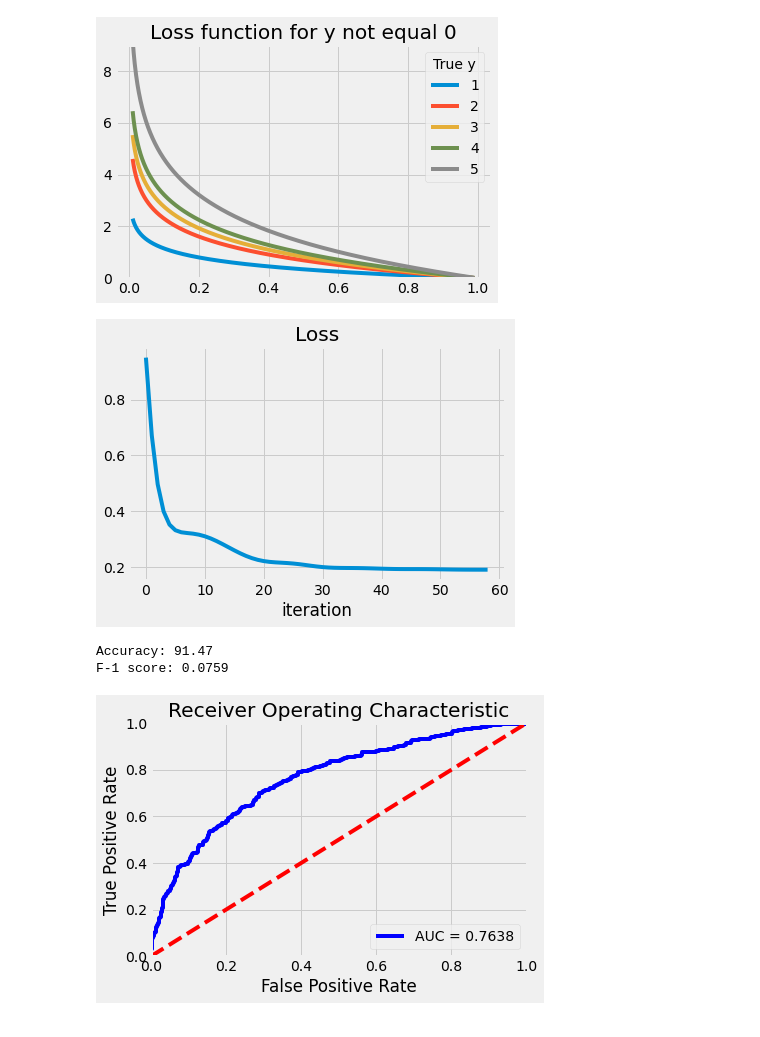
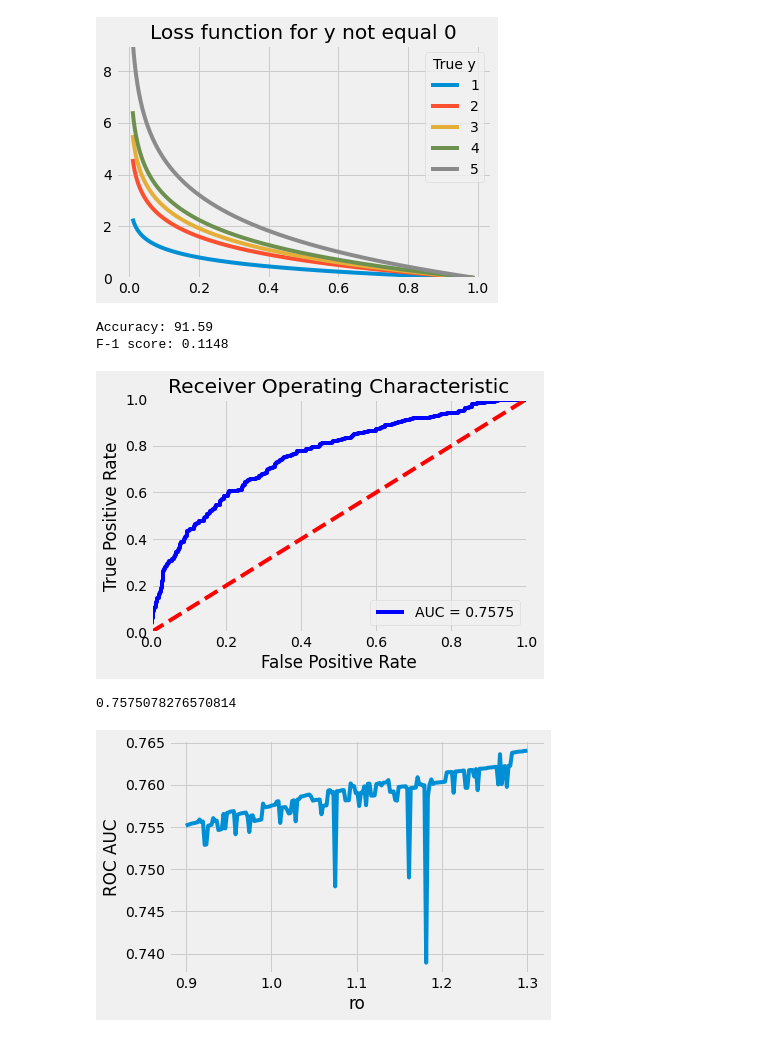
Before and after one commit to kaletap/fact-checking, a Jupyter notebook: custom_loss_evaluation.ipynb, the cells around one changed output. Cells and saved outputs as stored; diff of their text form; code cells hidden in the pictures.

Commit message:
In depth evaluation and hyperparameter search for loss weights.

```diff
--- a/custom_loss_evaluation.ipynb
+++ b/custom_loss_evaluation.ipynb
@@ -23,13 +24,16 @@ from models import WeightedLogisticRegression
 
 RANDOM_SEED = 42
 np.random.seed(RANDOM_SEED)
+# %%
+def label_from_multi(y_multi):
+    return torch.tensor([1 if y == 0 else 0 for y in y_multi]).float()
 # %%
 data = pd.read_csv("data/train.tsv", sep="\t")
+x_all, y_all_multi = data.drop("label", axis=1), get_multi_label(data)
 x_train, x_test, y_train_multi, y_test_multi = train_test_split(data.drop("label", axis=1), get_multi_label(data), random_state=RANDOM_SEED)
-y_train = torch.tensor([1 if y == 0 else 0 for y in y_train_multi]).float()
-y_test = torch.tensor(np.array([1 if y == 0 else 0 for y in y_test_multi])).float()
-
-from scipy.sparse.csr import csr_matrix
+y_train = label_from_multi(y_train_multi)
+y_test = label_from_multi(y_test_multi)
+y_all = label_from_multi(y_all_multi)
 # %%
 y_pred = np.linspace(0.01, 0.99, 1000)
 loss_0 = -np.log(1 - y_pred)
@@ -58,34 +62,34 @@ plt.legend(title="True y");
 # %%
 impute_vectorize = Pipeline([
     ("imputer", Imputer), ("vectorizer", Vectorizer)
 ])
 
 split_vectorize = Pipeline([
     ("splitter", Splitter), ("vectorizer", Vectorizer)
 ])
 
 column_transformer = ColumnTransformer([
        ("statement_vectorizer", Vectorizer ,"statement"),
         ("subject_vectorizer", split_vectorize, "subject"),
         ("job", impute_vectorize, "speaker_job"),
         ("state", impute_vectorize, "state"),
         ("party", impute_vectorize, "party"),
         ("context", impute_vectorize, "context")
     ])
 
 
-loss_weights = (0.98, 0.99, 1.0, 1.02, 1.03)
+loss_weights = (0.9, 1, 1.1, 1.21, 1.33)
 
 
 pipeline = Pipeline([
     ("get_features", column_transformer),
-    ("predict", WeightedLogisticRegression(loss_weights=loss_weights, lr=0.1, l1=1e-5, l2=0.0002, max_iter=1000, tol=1e-5, plot_loss=True))
+    ("predict", WeightedLogisticRegression(loss_weights=loss_weights, lr=0.1, l1=0.0, l2=0.0002, max_iter=1000, tol=1e-5, plot_loss=False))
 ])
 
 pipeline.fit(x_train, y_train_multi);
 evaluate(pipeline, x_test, y_test)
 # %% [output]
+Accuracy: 91.59
+F-1 score: 0.1148
-[figure, old version]
+[figure, new version]
-Accuracy: 91.47
-F-1 score: 0.0759
-[figure, removed]
+0.7575078276570814
@@ -91,0 +110,6 @@ F-1 score: 0.0759
+# %%
+plt.plot(rs, roc_aucs)
+plt.ylabel("ROC AUC")
+plt.xlabel("ro");
+# %% [output]
+[figure, added]
```
Also changed, not shown: parts of 13 cells of this notebook, 4 other files.
